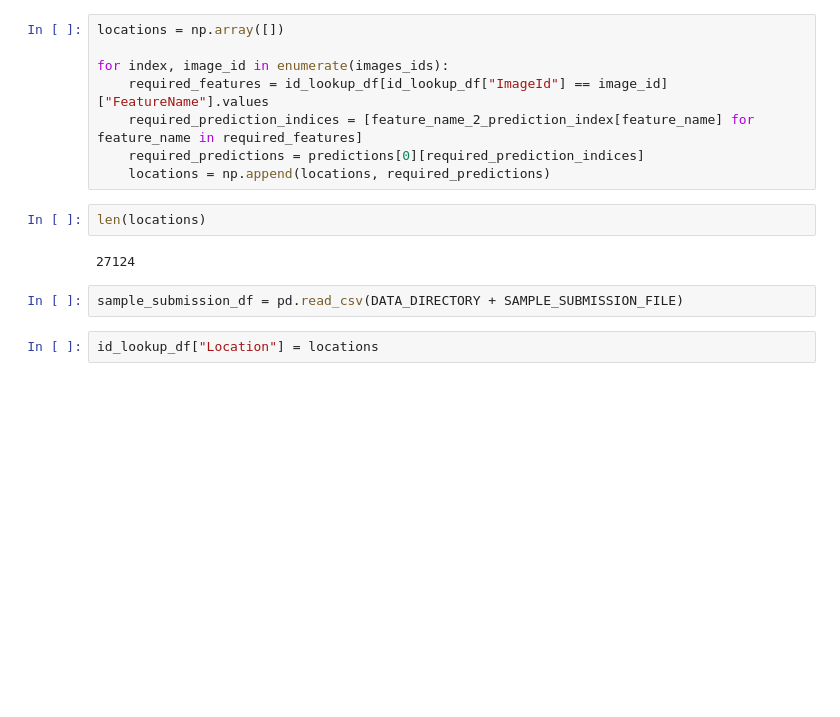
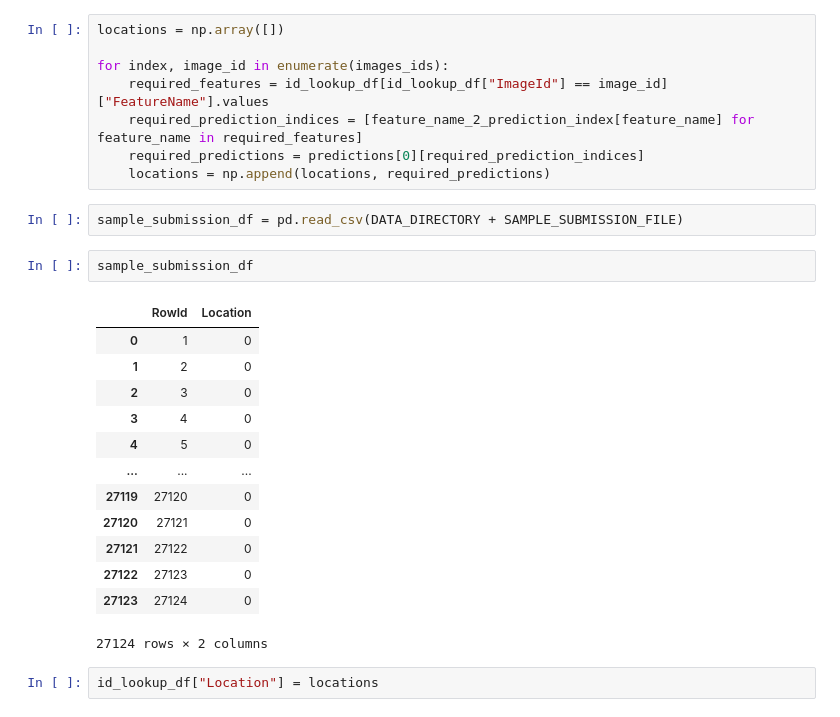
Before and after one commit to allihaider/facial-keypoint-detection, a Jupyter notebook: src/Test-Submission.ipynb, the cells around one changed output. Drawn from its saved outputs; the diff is of its cells as text; blank space fills up the shorter version.

```diff
--- a/src/Test-Submission.ipynb
+++ b/src/Test-Submission.ipynb
@@ -167,12 +155,24 @@ for index, image_id in enumerate(images_ids):
     required_prediction_indices = [feature_name_2_prediction_index[feature_name] for feature_name in required_features]
     required_predictions = predictions[0][required_prediction_indices]
     locations = np.append(locations, required_predictions)
-# %%
-len(locations)
-# %% [output]
-27124
 # %%
 sample_submission_df = pd.read_csv(DATA_DIRECTORY + SAMPLE_SUBMISSION_FILE)
+# %%
+sample_submission_df
+# %% [output]
+|  | RowId | Location |
+| 0 | 1 | 0 |
+| 1 | 2 | 0 |
+| 2 | 3 | 0 |
+| 3 | 4 | 0 |
+| 4 | 5 | 0 |
+| ... | ... | ... |
+| 27119 | 27120 | 0 |
+| 27120 | 27121 | 0 |
+| 27121 | 27122 | 0 |
+| 27122 | 27123 | 0 |
+| 27123 | 27124 | 0 |
+27124 rows × 2 columns
 # %%
 id_lookup_df["Location"] = locations
 # %%
```
Also changed, not shown: parts of 11 cells of this notebook.
